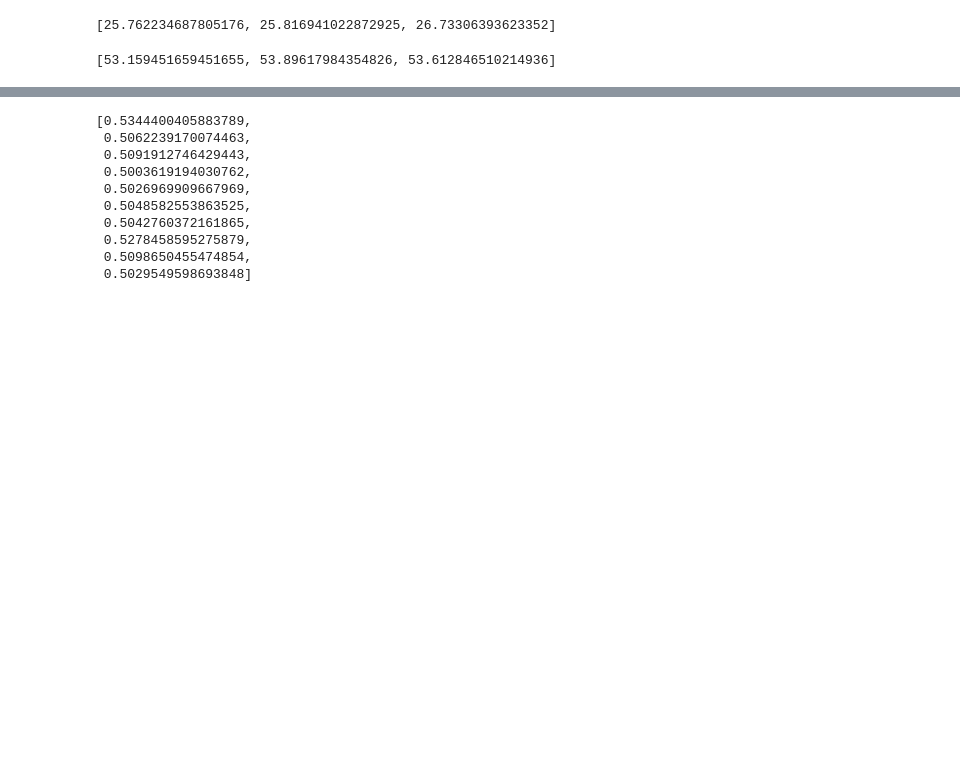
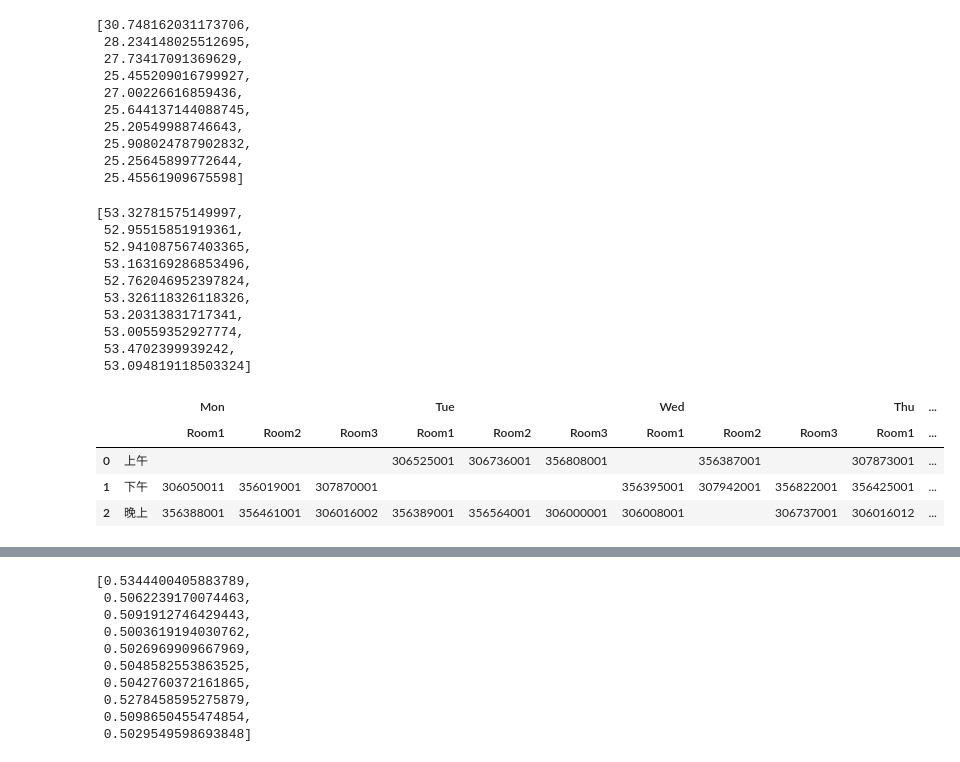
Before and after one commit to YuTaNCCU/1071DS_G14_MAWD, a Jupyter notebook: TabuSearch.ipynb, the cells around one changed output, grey strips where cells are left out. Cells and saved outputs as stored; diff of their text form; code cells hidden in the pictures; blank space fills up the shorter version.

```diff
--- a/TabuSearch.ipynb
+++ b/TabuSearch.ipynb
@@ -204,9 +204,32 @@ class TabuSearch:
 # %%
 display(
     TimeRecord,
     ScoreRecord,
-    #Schedule_optimizedTimeRecord
+    functions.ListToSchedule( Schedule_optimizedTimeRecord[0] )
 )
 # %% [output]
-[25.762234687805176, 25.816941022872925, 26.73306393623352]
+[30.748162031173706,
+ 28.234148025512695,
+ 27.73417091369629,
+ 25.455209016799927,
+ 27.00226616859436,
+ 25.644137144088745,
+ 25.20549988746643,
+ 25.908024787902832,
+ 25.25645899772644,
+ 25.45561909675598]
-[53.159451659451655, 53.89617984354826, 53.612846510214936]
+[53.32781575149997,
+ 52.95515851919361,
+ 52.941087567403365,
+ 53.163169286853496,
+ 52.762046952397824,
+ 53.326118326118326,
+ 53.20313831717341,
+ 53.00559352927774,
+ 53.4702399939242,
+ 53.094819118503324]
+|  |  | Mon |  |  | Tue |  |  | Wed |  |  | Thu | ... |
+|  |  | Room1 | Room2 | Room3 | Room1 | Room2 | Room3 | Room1 | Room2 | Room3 | Room1 | ... |
+| 0 | 上午 |  |  |  | 306525001 | 306736001 | 356808001 |  | 356387001 |  | 307873001 | ... |
+| 1 | 下午 | 306050011 | 356019001 | 307870001 |  |  |  | 356395001 | 307942001 | 356822001 | 356425001 | ... |
+| 2 | 晚上 | 356388001 | 356461001 | 306016002 | 356389001 | 356564001 | 306000001 | 306008001 |  | 306737001 | 306016012 | ... |
```
Also changed, not shown: parts of 2 cells of this notebook, 2 other files.
